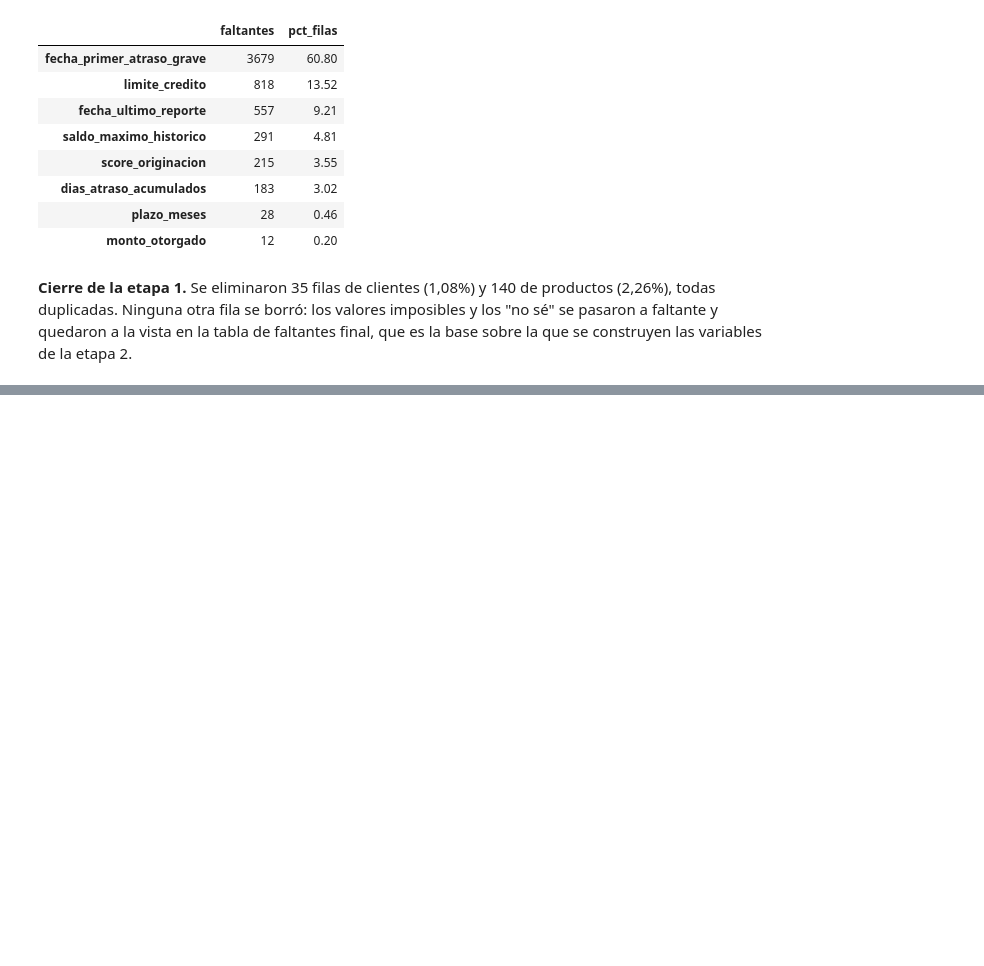
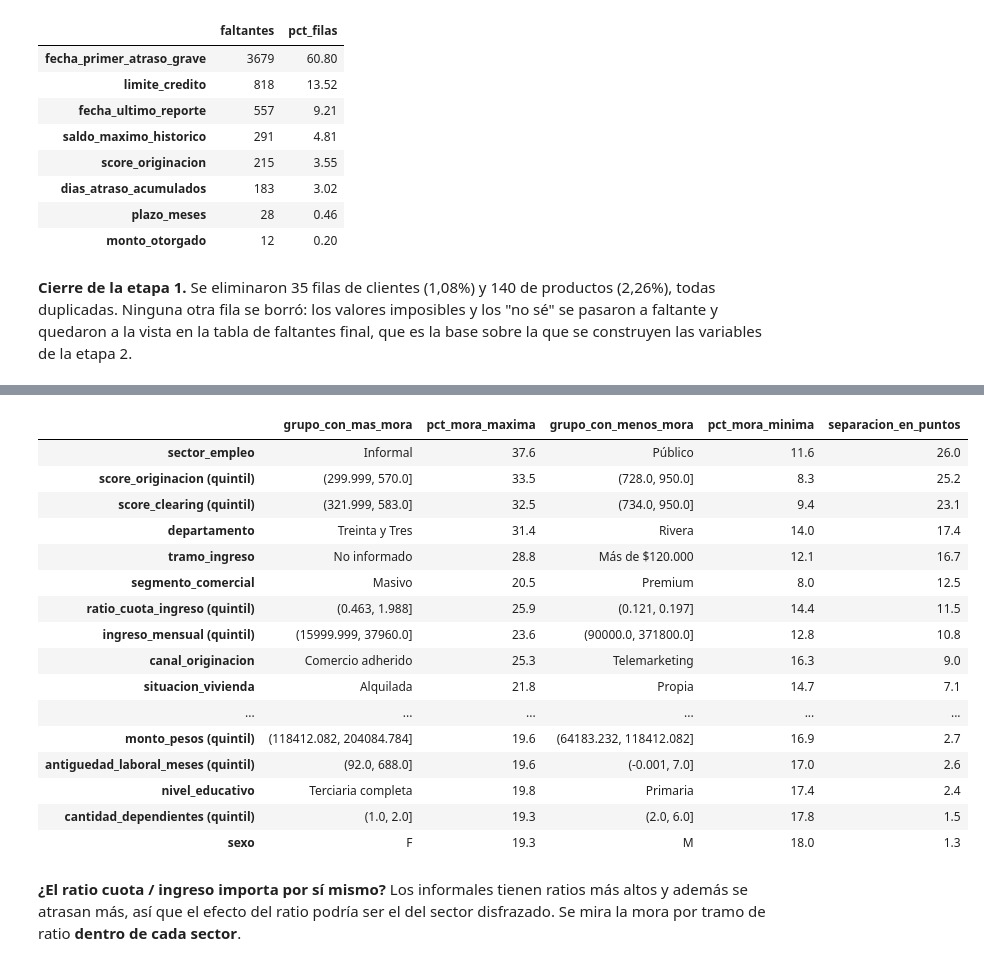
Before and after one commit to ncho06-a11y/proyecto-final-merli, a Jupyter notebook: notebooks/analisis_riesgo_credito.ipynb, the cells around one changed output, grey strips where cells are left out. Cells and saved outputs as stored; diff of their text form; code cells hidden in the pictures; blank space fills up the shorter version.

```diff
--- a/notebooks/analisis_riesgo_credito.ipynb
+++ b/notebooks/analisis_riesgo_credito.ipynb
@@ -1308,0 +1691,26 @@ display(resumir_faltantes(productos))
+# %%
+def calcular_porcentaje(indicador):
+    """Devuelve el porcentaje de verdaderos de una columna de verdadero o falso."""
+    return round(100 * indicador.mean(), 1)
+
+
+def armar_tabla_de_mora(tabla, columnas_grupo, columna_mora):
+    """Junta en una sola tabla la tasa de mora de cada grupo de cada variable."""
+    tasas_por_variable = {
+        columna: calcular_tasa_por_grupo(tabla, columna, columna_mora)
+        for columna in columnas_grupo
+    }
+    return pd.concat(tasas_por_variable, names=["variable", "grupo"])
+
+
+def medir_separacion(tabla, columna_grupo, columna_mora, casos_minimos):
+    """Devuelve la tasa de mora del grupo más y menos riesgoso, y su diferencia."""
+    tasas = calcular_tasa_por_grupo(tabla, columna_grupo, columna_mora)
+    tasas = tasas[tasas["filas"] >= casos_minimos]
+    return {
+        "grupo_con_mas_mora": str(tasas["pct"].idxmax()),
+        "pct_mora_maxima": tasas["pct"].max(),
+        "grupo_con_menos_mora": str(tasas["pct"].idxmin()),
+        "pct_mora_minima": tasas["pct"].min(),
+        "separacion_en_puntos": round(tasas["pct"].max() - tasas["pct"].min(), 1),
+    }
@@ -1308,0 +1828,34 @@ display(resumir_faltantes(productos))
+# %%
+# Ranking de variables por su capacidad de separar a los que se atrasan
+ranking_de_variables = pd.DataFrame(
+    {
+        columna: medir_separacion(
+            tabla=creditos_comparables,
+            columna_grupo=columna,
+            columna_mora="mora_6_meses",
+            casos_minimos=CASOS_MINIMOS_POR_GRUPO,
+        )
+        for columna in VARIABLES_CATEGORICAS + columnas_quintiles
+    }
+).T.sort_values("separacion_en_puntos", ascending=False)
+display(ranking_de_variables)
+# %% [output]
+|  | grupo_con_mas_mora | pct_mora_maxima | grupo_con_menos_mora | pct_mora_minima | separacion_en_puntos |
+| sector_empleo | Informal | 37.6 | Público | 11.6 | 26.0 |
+| score_originacion (quintil) | (299.999, 570.0] | 33.5 | (728.0, 950.0] | 8.3 | 25.2 |
+| score_clearing (quintil) | (321.999, 583.0] | 32.5 | (734.0, 950.0] | 9.4 | 23.1 |
+| departamento | Treinta y Tres | 31.4 | Rivera | 14.0 | 17.4 |
+| tramo_ingreso | No informado | 28.8 | Más de $120.000 | 12.1 | 16.7 |
+| segmento_comercial | Masivo | 20.5 | Premium | 8.0 | 12.5 |
+| ratio_cuota_ingreso (quintil) | (0.463, 1.988] | 25.9 | (0.121, 0.197] | 14.4 | 11.5 |
+| ingreso_mensual (quintil) | (15999.999, 37960.0] | 23.6 | (90000.0, 371800.0] | 12.8 | 10.8 |
+| canal_originacion | Comercio adherido | 25.3 | Telemarketing | 16.3 | 9.0 |
+| situacion_vivienda | Alquilada | 21.8 | Propia | 14.7 | 7.1 |
+| ... | ... | ... | ... | ... | ... |
+| monto_pesos (quintil) | (118412.082, 204084.784] | 19.6 | (64183.232, 118412.082] | 16.9 | 2.7 |
+| antiguedad_laboral_meses (quintil) | (92.0, 688.0] | 19.6 | (-0.001, 7.0] | 17.0 | 2.6 |
+| nivel_educativo | Terciaria completa | 19.8 | Primaria | 17.4 | 2.4 |
+| cantidad_dependientes (quintil) | (1.0, 2.0] | 19.3 | (2.0, 6.0] | 17.8 | 1.5 |
+| sexo | F | 19.3 | M | 18.0 | 1.3 |
+# %% [markdown]
+**¿El ratio cuota / ingreso importa por sí mismo?** Los informales tienen ratios más altos y además se atrasan más, así que el efecto del ratio podría ser el del sector disfrazado. Se mira la mora por tramo de ratio **dentro de cada sector**.
```
Also changed, not shown: parts of 39 cells of this notebook, 1 other file.
